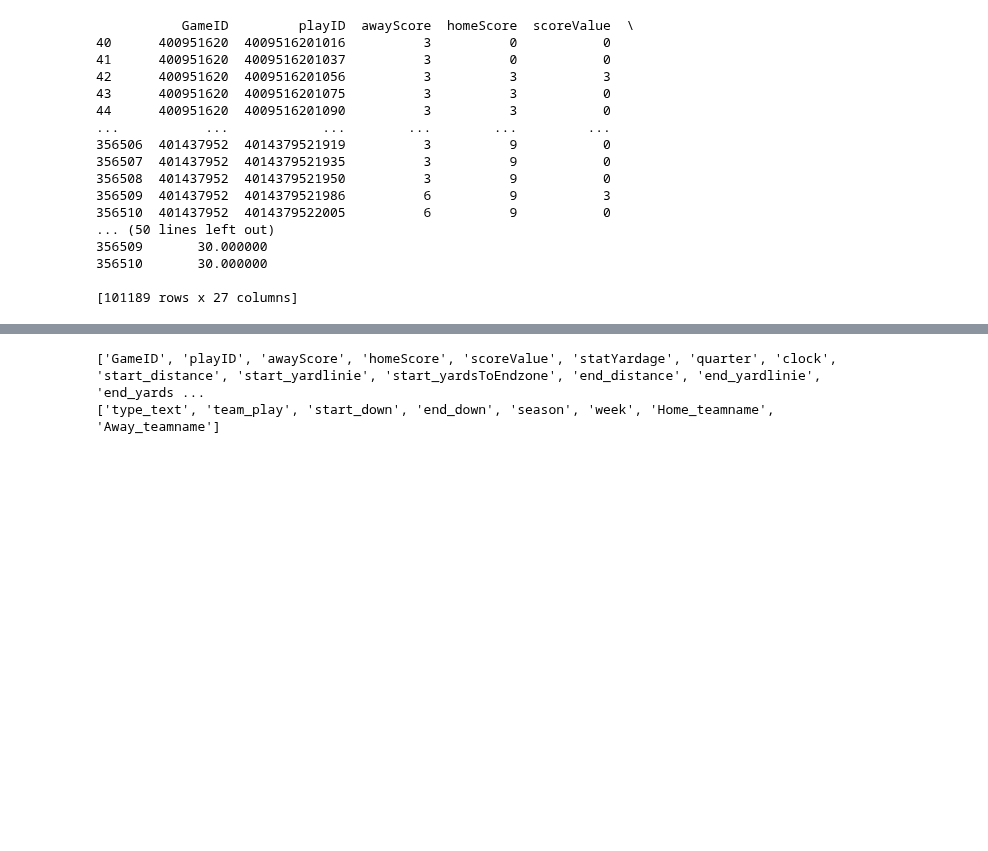
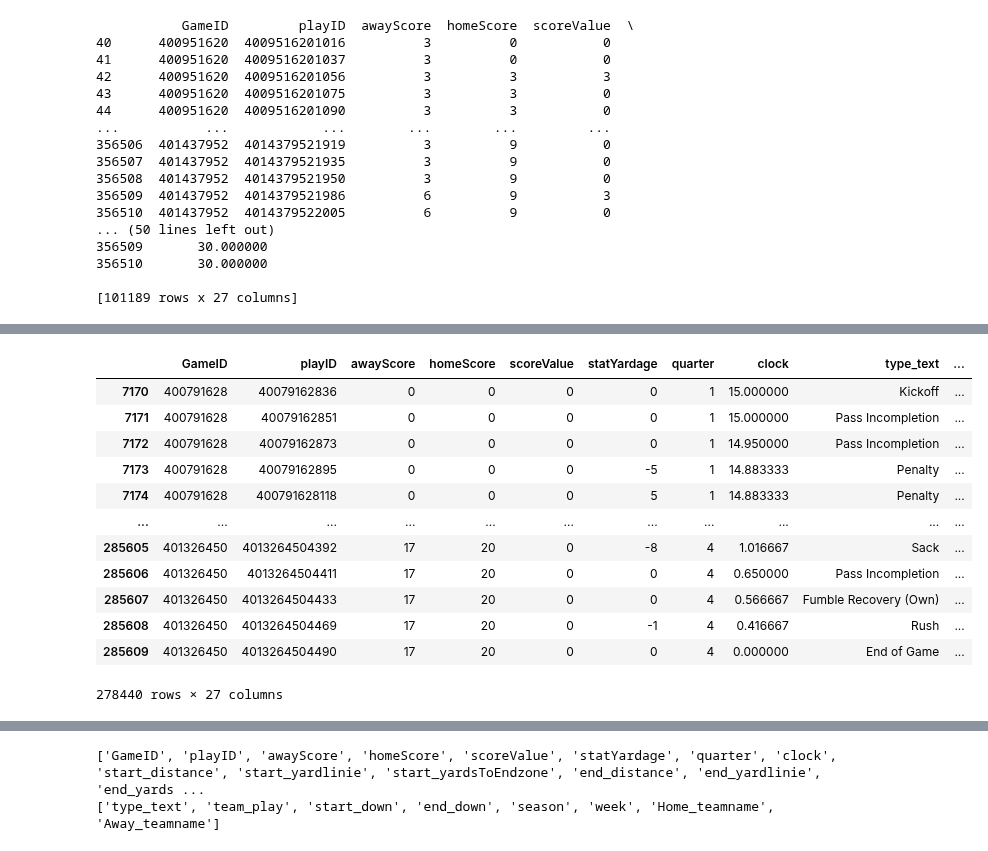
Before and after one commit to michel-wue/Seminar, a Jupyter notebook: Untitled3.ipynb, the cells around one changed output, grey strips where cells are left out. Drawn from its saved outputs; the diff is of its cells as text; code cells hidden in the pictures; blank space fills up the shorter version.

```diff
--- a/Untitled3.ipynb
+++ b/Untitled3.ipynb
@@ -193,0 +218,16 @@ Name: Winner, Length: 70769, dtype: object
+# %%
+train_df
+# %% [output]
+|  | GameID | playID | awayScore | homeScore | scoreValue | statYardage | quarter | clock | type_text | ... |
+| 7170 | 400791628 | 40079162836 | 0 | 0 | 0 | 0 | 1 | 15.000000 | Kickoff | ... |
+| 7171 | 400791628 | 40079162851 | 0 | 0 | 0 | 0 | 1 | 15.000000 | Pass Incompletion | ... |
+| 7172 | 400791628 | 40079162873 | 0 | 0 | 0 | 0 | 1 | 14.950000 | Pass Incompletion | ... |
+| 7173 | 400791628 | 40079162895 | 0 | 0 | 0 | -5 | 1 | 14.883333 | Penalty | ... |
+| 7174 | 400791628 | 400791628118 | 0 | 0 | 0 | 5 | 1 | 14.883333 | Penalty | ... |
+| ... | ... | ... | ... | ... | ... | ... | ... | ... | ... | ... |
+| 285605 | 401326450 | 4013264504392 | 17 | 20 | 0 | -8 | 4 | 1.016667 | Sack | ... |
+| 285606 | 401326450 | 4013264504411 | 17 | 20 | 0 | 0 | 4 | 0.650000 | Pass Incompletion | ... |
+| 285607 | 401326450 | 4013264504433 | 17 | 20 | 0 | 0 | 4 | 0.566667 | Fumble Recovery (Own) | ... |
+| 285608 | 401326450 | 4013264504469 | 17 | 20 | 0 | -1 | 4 | 0.416667 | Rush | ... |
+| 285609 | 401326450 | 4013264504490 | 17 | 20 | 0 | 0 | 4 | 0.000000 | End of Game | ... |
+278440 rows × 27 columns
```
Also changed, not shown: parts of 38 cells of this notebook.
